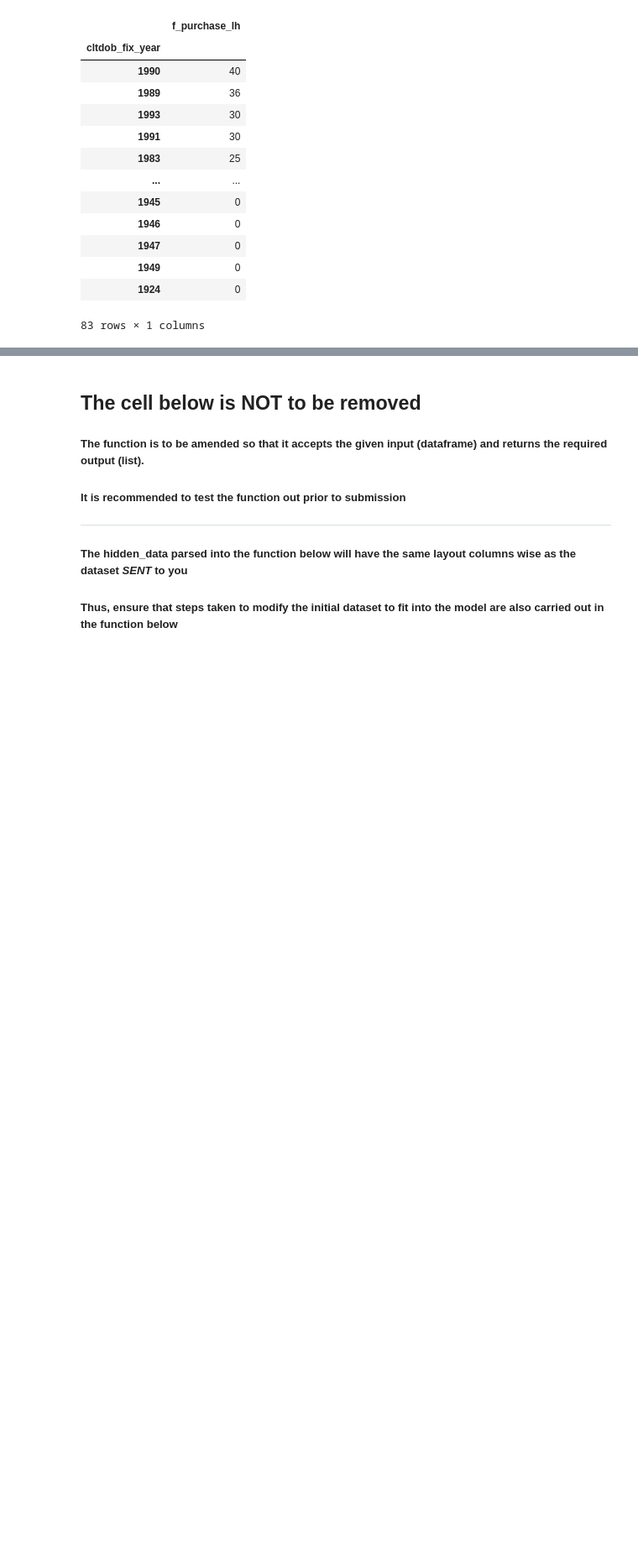
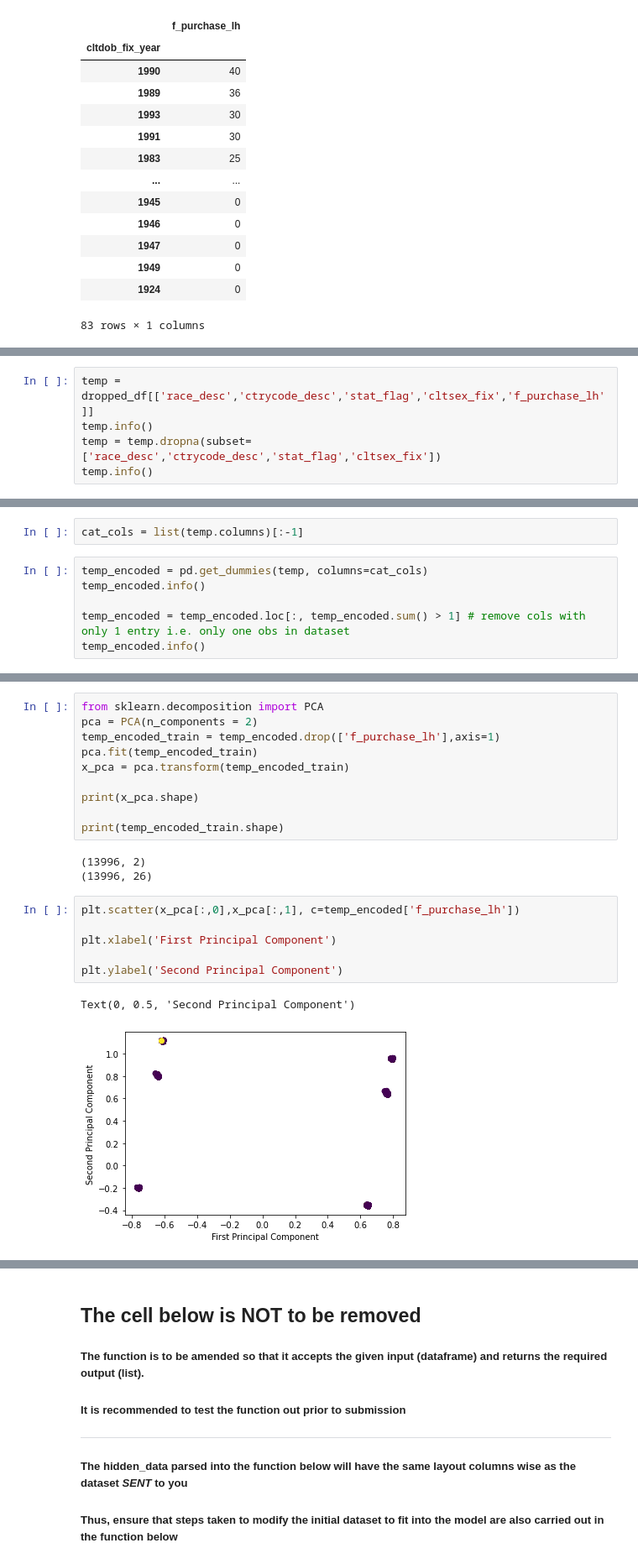
Before and after one commit to 61854/datathon_2024, a Jupyter notebook: NUS_DATATHON_SINGLIFE_NUS 188.ipynb, the cells around one changed output, grey strips where cells are left out. Shown at 84% size. Saved outputs shown, nothing was run; the diff lists cells and outputs as text; blank space fills up the shorter version.

Commit message:
fill target NAs, datetime transformation, PCA 1-2 on categorical variables.

```diff
--- a/NUS_DATATHON_SINGLIFE_NUS 188.ipynb
+++ b/NUS_DATATHON_SINGLIFE_NUS 188.ipynb
@@ -318,0 +341,5 @@ Male: 3.714314949350251
+# %%
+temp = dropped_df[['race_desc','ctrycode_desc','stat_flag','cltsex_fix','f_purchase_lh']]
+temp.info()
+temp = temp.dropna(subset=['race_desc','ctrycode_desc','stat_flag','cltsex_fix'])
+temp.info()
@@ -318,0 +364,8 @@ Male: 3.714314949350251
+# %%
+cat_cols = list(temp.columns)[:-1]
+# %%
+temp_encoded = pd.get_dummies(temp, columns=cat_cols)
+temp_encoded.info()
+
+temp_encoded = temp_encoded.loc[:, temp_encoded.sum() > 1] # remove cols with only 1 entry i.e. only one obs in dataset
+temp_encoded.info()
@@ -318,0 +390,22 @@ Male: 3.714314949350251
+# %%
+from sklearn.decomposition import PCA
+pca = PCA(n_components = 2)
+temp_encoded_train = temp_encoded.drop(['f_purchase_lh'],axis=1)
+pca.fit(temp_encoded_train)
+x_pca = pca.transform(temp_encoded_train)
+
+print(x_pca.shape)
+
+print(temp_encoded_train.shape)
+# %% [output]
+(13996, 2)
+(13996, 26)
+# %%
+plt.scatter(x_pca[:,0],x_pca[:,1], c=temp_encoded['f_purchase_lh'])
+
+plt.xlabel('First Principal Component')
+
+plt.ylabel('Second Principal Component')
+# %% [output]
+Text(0, 0.5, 'Second Principal Component')
+[figure, added]
```
Also changed, not shown: parts of 16 cells of this notebook.
